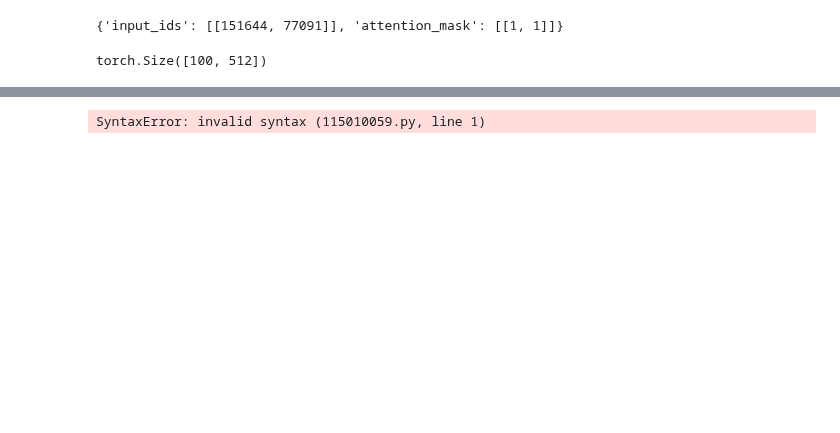
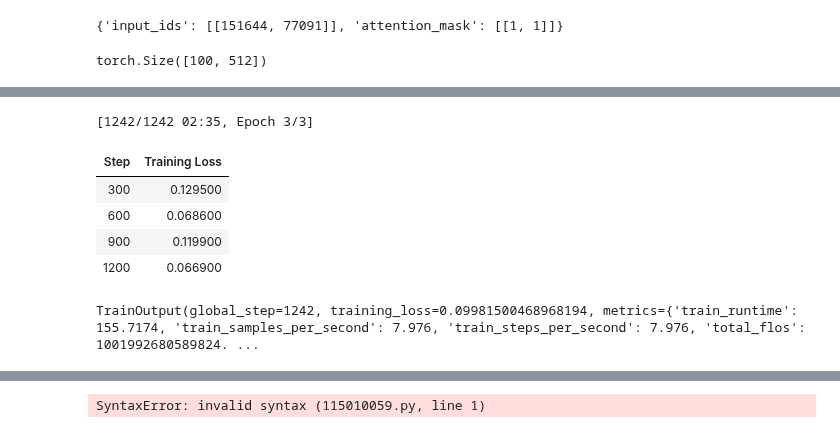
Before and after one commit to majidsh97/LLM, a Jupyter notebook: naiv_rag.ipynb, the cells around one changed output, grey strips where cells are left out. Cells and saved outputs as stored; diff of their text form; code cells hidden in the pictures; blank space fills up the shorter version.

```diff
--- a/naiv_rag.ipynb
+++ b/naiv_rag.ipynb
@@ -254,13 +288,14 @@ get_chat()
 # %%
-inp  = get_chat()
-tokenized_data = tokenizer.apply_chat_template(inp,add_generation_prompt=False ,truncation=True,max_length=512)  # ,return_tensors='pt')
+def get_train_data():
+    return tokenizer.apply_chat_template(get_chat(),add_generation_prompt=False ,truncation=True,max_length=512)  # ,return_tensors='pt')
+    pass
 
-
+tokenized_data = get_train_data()
 
 
 no_label = tokenizer.apply_chat_template([ [#{"role":"system","content":""}
                                                 {"role":"user", "content":"""Your answer has to be in json format like {"answer":""}. Use this content in your answer:\n"""+to_str(person)}
-                               ,{"role":"user", "content":"What is this HTML element about?\n"+x['element'] }
+                               ,{"role":"user", "content":"What is this HTML element about?\n"+str(x['query'])+x['element'] }
                                #,{"role":"assistant","content":""}
                                ] for i,x in test_dataset.iterrows()] ,truncation=True,max_length=512)  # ,return_tensors='pt')
 
@@ -339,3 +342,68 @@ TrainOutput(global_step=828, training_loss=0.2937534581059995, metrics={'train_r
+# %%
+from transformers import TrainerCallback
+"""
+class ChangeDatasetCallback(TrainerCallback):
+    def __init__(self):
+        #super.__init__()
+        pass
+
+    def on_epoch_end(self, args, state, control, **kwargs):
+        # Move to the next dataset at the end of each epoch
+        #self.current_epoch += 1
+        #new_dataset = self.datasets[self.current_epoch % len(self.datasets)]
+        kwargs['train_dataloader'].dataset = get_train_data()
+        #kwargs['eval_dataloader'].dataset = new_dataset['validation']
+
+"""
+
+class custom_dataset(Dataset):
+    def __init__(self) -> None:
+        super().__init__()
+        self.dataset = get_train_data()
+        self.len = len(self.dataset)
+        pass
+
+    def __getitem__(self, i) :
+        if i==self.len-1:
+            self.dataset = get_train_data()
+
+        return self.dataset[i]
+        pass
+
+    def __len__(self):
+        return self.len
+        pass
+
+
+
+
+
+trainer =  Trainer(model,
+        train_dataset=custom_dataset(),
+        data_collator=mmf,
+        #compute_metrics=compute_metric,
+        #callbacks=[ChangeDatasetCallback()],
+        args=TrainingArguments(
+          output_dir=output_dir,
+          num_train_epochs=3,
+          per_device_train_batch_size=1,
+          per_device_eval_batch_size=1,
+          logging_steps=300,
+
+          #eval_accumulation_steps =2,
+
+
+        ))
+
+trainer.train()
+# %% [output]
+[1242/1242 02:35, Epoch 3/3]
+| Step | Training Loss |
+| 300 | 0.129500 |
+| 600 | 0.068600 |
+| 900 | 0.119900 |
+| 1200 | 0.066900 |
+TrainOutput(global_step=1242, training_loss=0.09981500468968194, metrics={'train_runtime': 155.7174, 'train_samples_per_second': 7.976, 'train_steps_per_second': 7.976, 'total_flos': 1001992680589824. ...
 # %%
 def compute_metric():
     model.eval()
```
Also changed, not shown: parts of 28 cells of this notebook, 2 other files.
